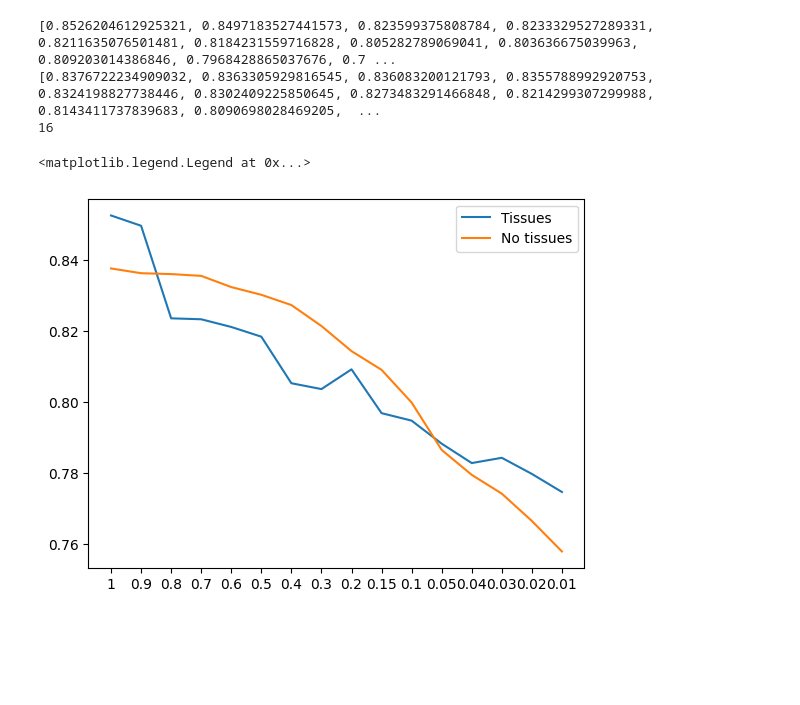
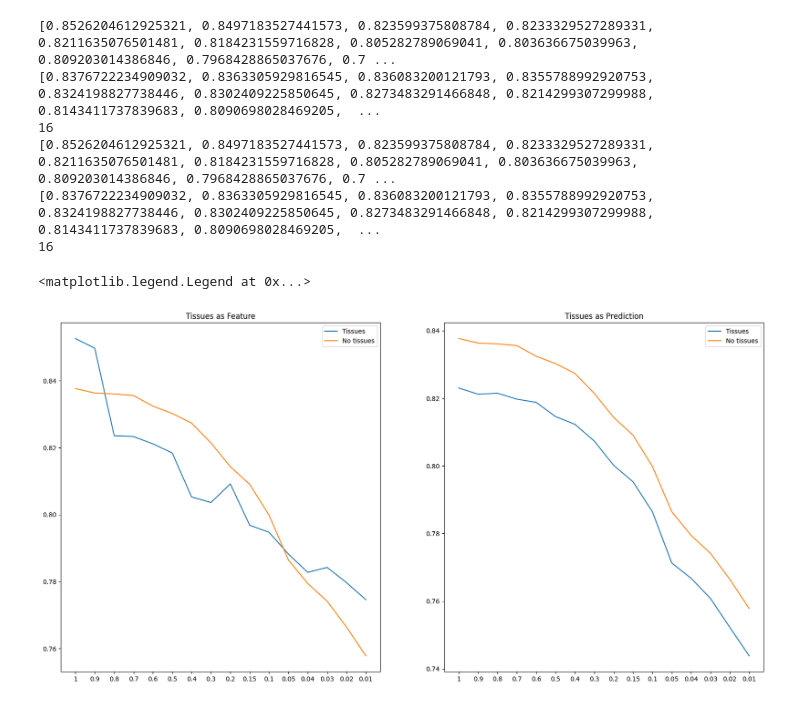
Before and after one commit to MassimoZarantonello2/SignatureInference, a Jupyter notebook: tissues_evaluations.ipynb, the cells around one changed output. Saved outputs shown, nothing was run; the diff lists cells and outputs as text; code cells hidden in the pictures; blank space fills up the shorter version.

```diff
--- a/tissues_evaluations.ipynb
+++ b/tissues_evaluations.ipynb
@@ -68,0 +71,17 @@ for sample in no_tissues_df[run_index]:
+# %%
+tissues_df = pd.read_json('./results/tissues_out_evaluations.json')
+no_tissues_df = pd.read_json('./results/evaluations.json')
+sampling_lables = ['1','0.9','0.8','0.7','0.6','0.5','0.4','0.3','0.2','0.15','0.1','0.05','0.04','0.03','0.02','0.01']
+# %%
+run_index = 'run_1'
+t_per_sample_accuracy = []
+out_t_per_sample_mean_accuracy = []
+
+
+for sample in tissues_df[run_index]:
+    t_per_signature_accuracy = []
+    for evaluation in sample.values():
+        t_per_signature_accuracy.append(evaluation['accuracy'])
+
+    print(t_per_signature_accuracy)
+    out_t_per_sample_mean_accuracy.append(np.mean(t_per_signature_accuracy))
@@ -68,0 +105,12 @@ for sample in no_tissues_df[run_index]:
+# %%
+run_index = 'run_1'
+per_sample_accuracy = []
+out_per_sample_mean_accuracy = []
+
+for sample in no_tissues_df[run_index]:
+    per_signature_accuracy = []
+    for evaluation in sample.values():
+        per_signature_accuracy.append(evaluation['accuracy'])
+
+    print(np.mean(per_signature_accuracy))
+    out_per_sample_mean_accuracy.append(np.mean(per_signature_accuracy))
@@ -69,15 +134,32 @@ for sample in no_tissues_df[run_index]:
 # %%
 print(t_per_sample_mean_accuracy)
 print(per_sample_mean_accuracy)
 print(len(sampling_lables))
 
-plt.figure()
+
+
+print(t_per_sample_mean_accuracy)
+print(per_sample_mean_accuracy)
+print(len(sampling_lables))
+
+plt.figure(figsize=(20,10))
+plt.subplot(1,2,1)
+plt.title('Tissues as Feature')
 plt.plot(sampling_lables, t_per_sample_mean_accuracy)
 plt.plot(sampling_lables, per_sample_mean_accuracy)
 plt.legend(['Tissues', 'No tissues'])
+
+plt.subplot(1,2,2)
+plt.title('Tissues as Prediction')
+plt.plot(sampling_lables, out_t_per_sample_mean_accuracy)
+plt.plot(sampling_lables, out_per_sample_mean_accuracy)
+plt.legend(['Tissues', 'No tissues'])
 # %% [output]
 [0.8526204612925321, 0.8497183527441573, 0.823599375808784, 0.8233329527289331, 0.8211635076501481, 0.8184231559716828, 0.805282789069041, 0.803636675039963, 0.809203014386846, 0.7968428865037676, 0.7 ...
 [0.8376722234909032, 0.8363305929816545, 0.836083200121793, 0.8355788992920753, 0.8324198827738446, 0.8302409225850645, 0.8273483291466848, 0.8214299307299988, 0.8143411737839683, 0.8090698028469205,  ...
 16
+[0.8526204612925321, 0.8497183527441573, 0.823599375808784, 0.8233329527289331, 0.8211635076501481, 0.8184231559716828, 0.805282789069041, 0.803636675039963, 0.809203014386846, 0.7968428865037676, 0.7 ...
+[0.8376722234909032, 0.8363305929816545, 0.836083200121793, 0.8355788992920753, 0.8324198827738446, 0.8302409225850645, 0.8273483291466848, 0.8214299307299988, 0.8143411737839683, 0.8090698028469205,  ...
+16
 <matplotlib.legend.Legend at 0x...>
-[figure, old version]
+[figure, new version]
```
Also changed, not shown: parts of 4 cells of this notebook, 4 other files.
